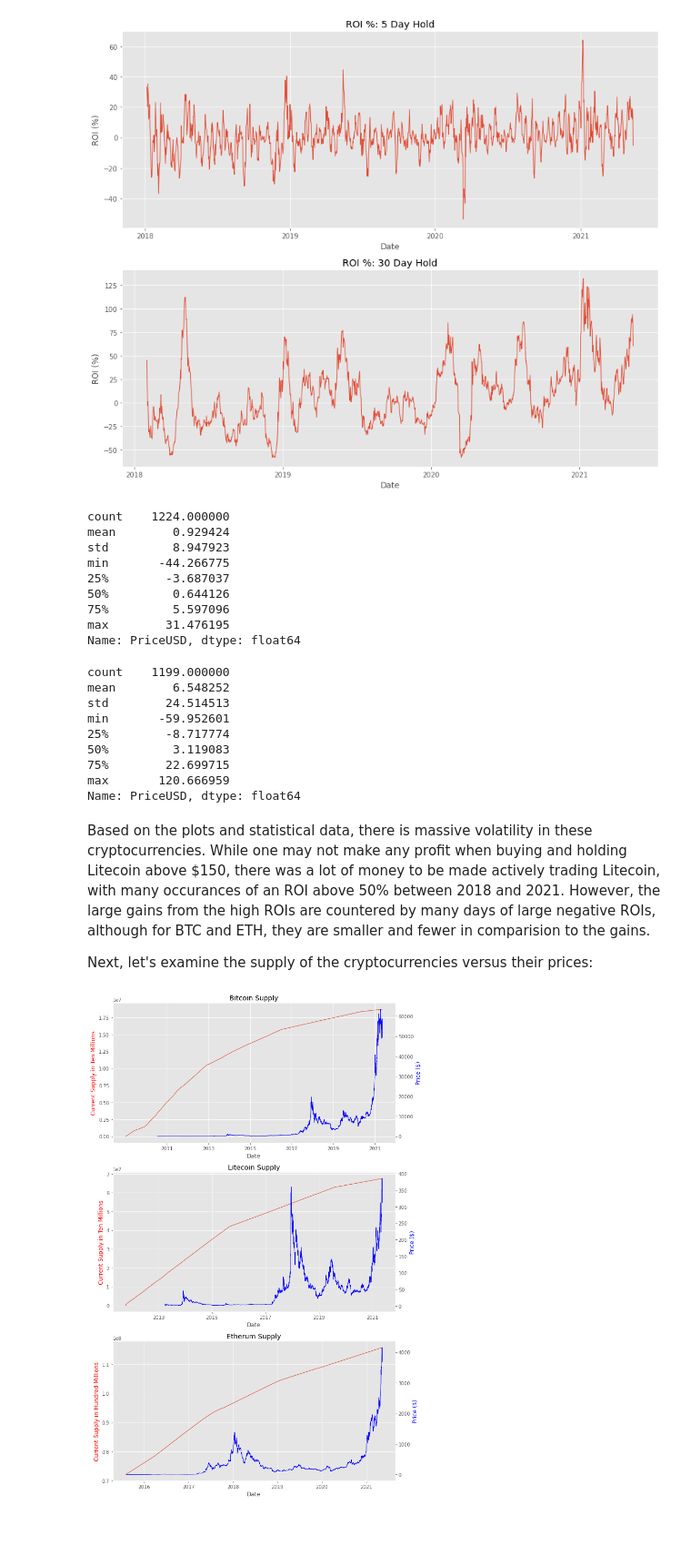
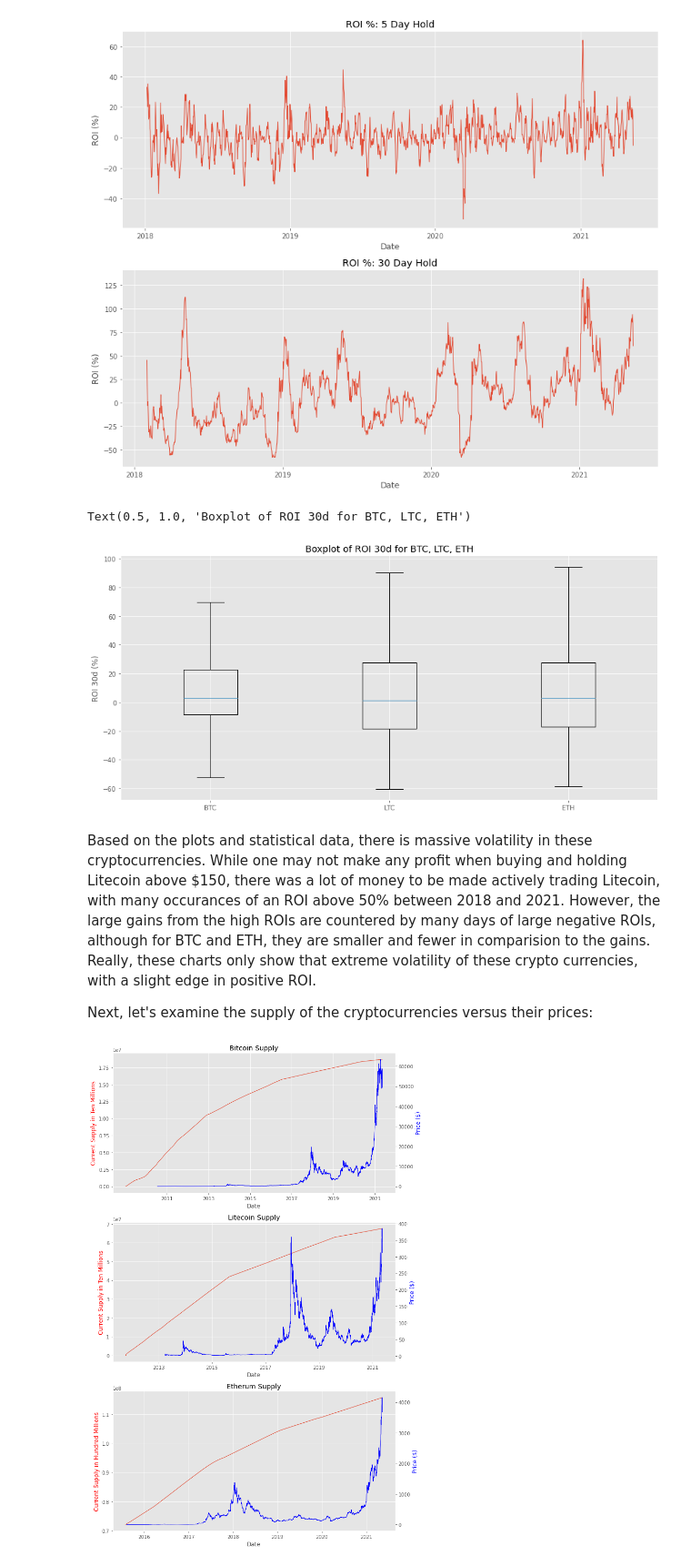
Before and after one commit to bqtphan/Analyzing-Cryptocurrencies, a Jupyter notebook: Analyzing Cryptocurrencies.ipynb, the cells around one changed output. Shown: that part at 91% size. Saved outputs shown, nothing was run; the diff lists cells and outputs as text; code cells hidden in the pictures; blank space fills up the shorter version.

```diff
--- a/Analyzing Cryptocurrencies.ipynb
+++ b/Analyzing Cryptocurrencies.ipynb
@@ -179,32 +169,23 @@ fig4.tight_layout()
 plt.show()
 # %% [output]
 [figure]
-# %%
-BTC_ROI_5d.describe()
-# %% [output]
-count    1224.000000
-mean        0.929424
-std         8.947923
-min       -44.266775
-25%        -3.687037
-50%         0.644126
-75%         5.597096
-max        31.476195
-Name: PriceUSD, dtype: float64
-# %%
-BTC_ROI_30d.describe()
-# %% [output]
-count    1199.000000
-mean        6.548252
-std        24.514513
-min       -59.952601
-25%        -8.717774
-50%         3.119083
-75%        22.699715
-max       120.666959
-Name: PriceUSD, dtype: float64
+# %%
+#Creating a boxplot for the 30 day ROI:
+
+BTC_ROI_30d = BTC_ROI_30d.dropna()
+LTC_ROI_30d = LTC_ROI_30d.dropna()
+ETH_ROI_30d = ETH_ROI_30d.dropna()
+
+fig6, ax8 = plt.subplots(figsize=(15,7))
+ax8.boxplot([BTC_ROI_30d, LTC_ROI_30d, ETH_ROI_30d], showfliers=False)
+ax8.set_xticklabels(['BTC', 'LTC', 'ETH'])
+ax8.set_ylabel('ROI 30d (%)')
+ax8.set_title("Boxplot of ROI 30d for BTC, LTC, ETH")
+# %% [output]
+Text(0.5, 1.0, 'Boxplot of ROI 30d for BTC, LTC, ETH')
+[figure, added]
 # %% [markdown]
-Based on the plots and statistical data, there is massive volatility in these cryptocurrencies. While one may not make any profit when buying and holding Litecoin above $150, there was a lot of money to be made actively trading Litecoin, with many occurances of an ROI above 50% between 2018 and 2021. However, the large gains from the high ROIs are countered by many days of large negative ROIs, although for BTC and ETH, they are smaller and fewer in comparision to the gains.
+Based on the plots and statistical data, there is massive volatility in these cryptocurrencies. While one may not make any profit when buying and holding Litecoin above $150, there was a lot of money to be made actively trading Litecoin, with many occurances of an ROI above 50% between 2018 and 2021. However, the large gains from the high ROIs are countered by many days of large negative ROIs, although for BTC and ETH, they are smaller and fewer in comparision to the gains. Really, these charts only show that extreme volatility of these crypto currencies, with a slight edge in positive ROI.
 
 Next, let's examine the supply of the cryptocurrencies versus their prices:
 # %%
```
Also changed, not shown: parts of 6 cells of this notebook.
